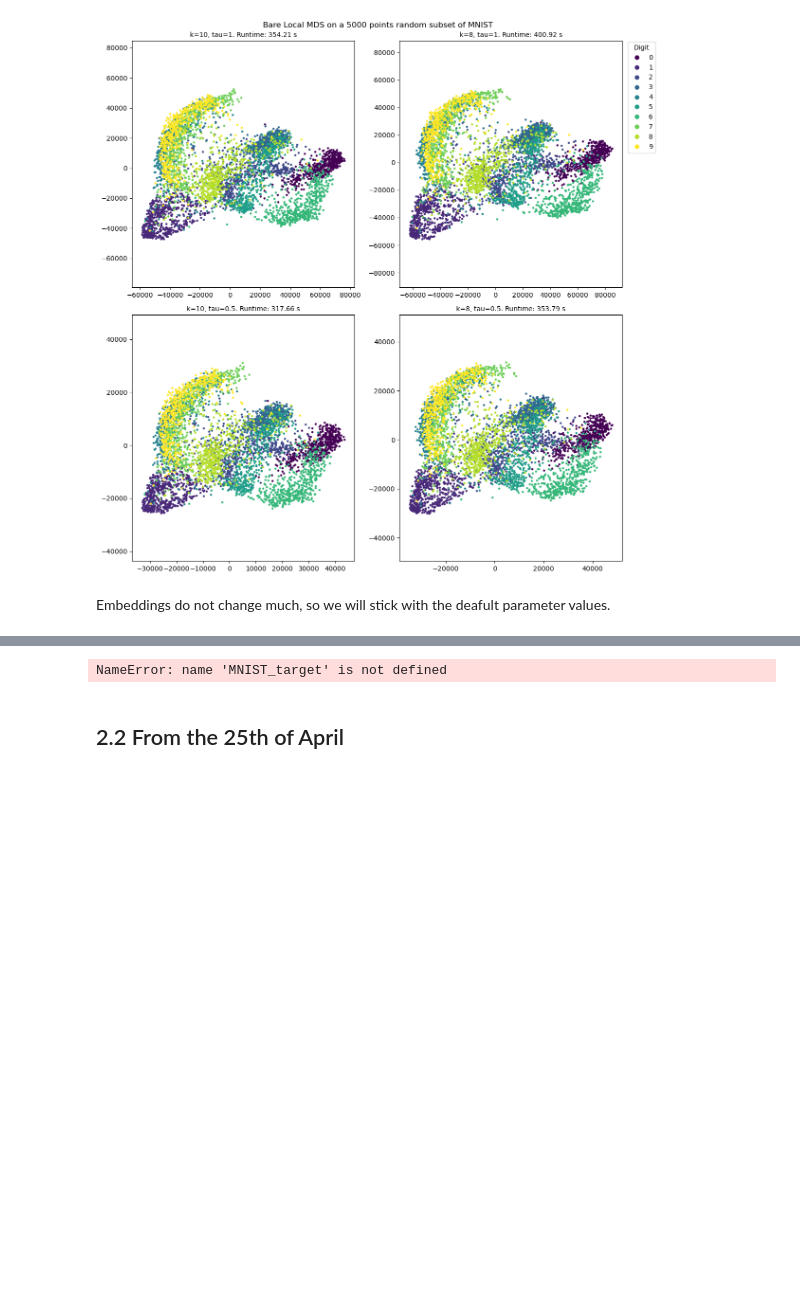
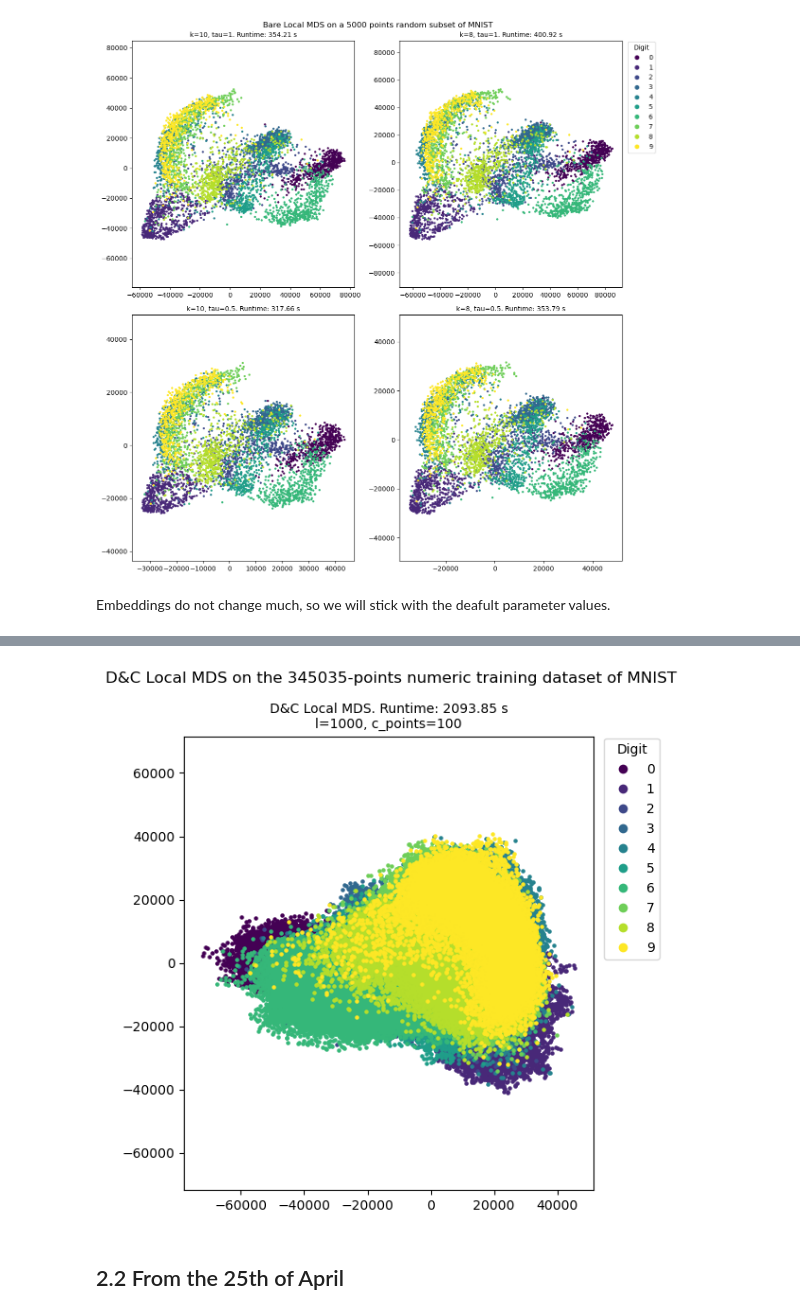
Before and after one commit to airdac/TFM_Adria, a Jupyter notebook: code/d_and_c/LMDS/LMDS_examples.ipynb, the cells around one changed output, grey strips where cells are left out. Saved outputs shown, nothing was run; the diff lists cells and outputs as text; code cells hidden in the pictures; blank space fills up the shorter version.

```diff
--- a/code/d_and_c/LMDS/LMDS_examples.ipynb
+++ b/code/d_and_c/LMDS/LMDS_examples.ipynb
@@ -564,34 +616,34 @@ niter=700 stress=-444798962905.8062
 # %%
-# Plot the t-SNE embedding
+# Plot the embedding
 digits = np.unique(MNIST_target)
 cmap = plt.get_cmap('viridis', len(digits))
 # Create custom legend handles with larger markers
 legend_handles = [mlines.Line2D([], [], linestyle='None', marker='o',
                                 markersize=7,
                                 markerfacecolor=cmap(i),
                                 markeredgewidth=0,
                                 label=int(digit))
                   for i, digit in enumerate(digits)]
 
 fig, ax1 = plt.subplots(1, 1, figsize=(6, 6))
 for i, digit in enumerate(digits):
-    mask = MNIST_target1 == digit
+    mask = MNIST_target == digit
     ax1.scatter(MNIST_dc_full1[mask, 0], MNIST_dc_full1[mask, 1],
                 color=cmap(i),
                 label=int(digit),
                 s=5)
 ax1.set_title(
     f'D&C Local MDS. Runtime: {time_MNIST_dc_full1:.2f} s\nl={l}, c_points={c_points}', fontsize=10)
 ax1.axis('equal')
 ax1.legend(handles=legend_handles, title="Digit",
            bbox_to_anchor=(1.01, 1.01), loc='upper left')
 
 fig.suptitle(
-    f'D&C Local MDS on a {MNIST_target1.shape[0]} points random subset of MNIST')
+    f'D&C Local MDS on the {MNIST_target.shape[0]}-points numeric training dataset of MNIST')
 plt.tight_layout()
 plt.show()
 # %% [output]
-NameError: name 'MNIST_target' is not defined
+[figure, added]
 # %% [markdown]
 ## 2.2 From the 25th of April
 # %%
```
Also changed, not shown: parts of 8 cells of this notebook, 7 other files.
